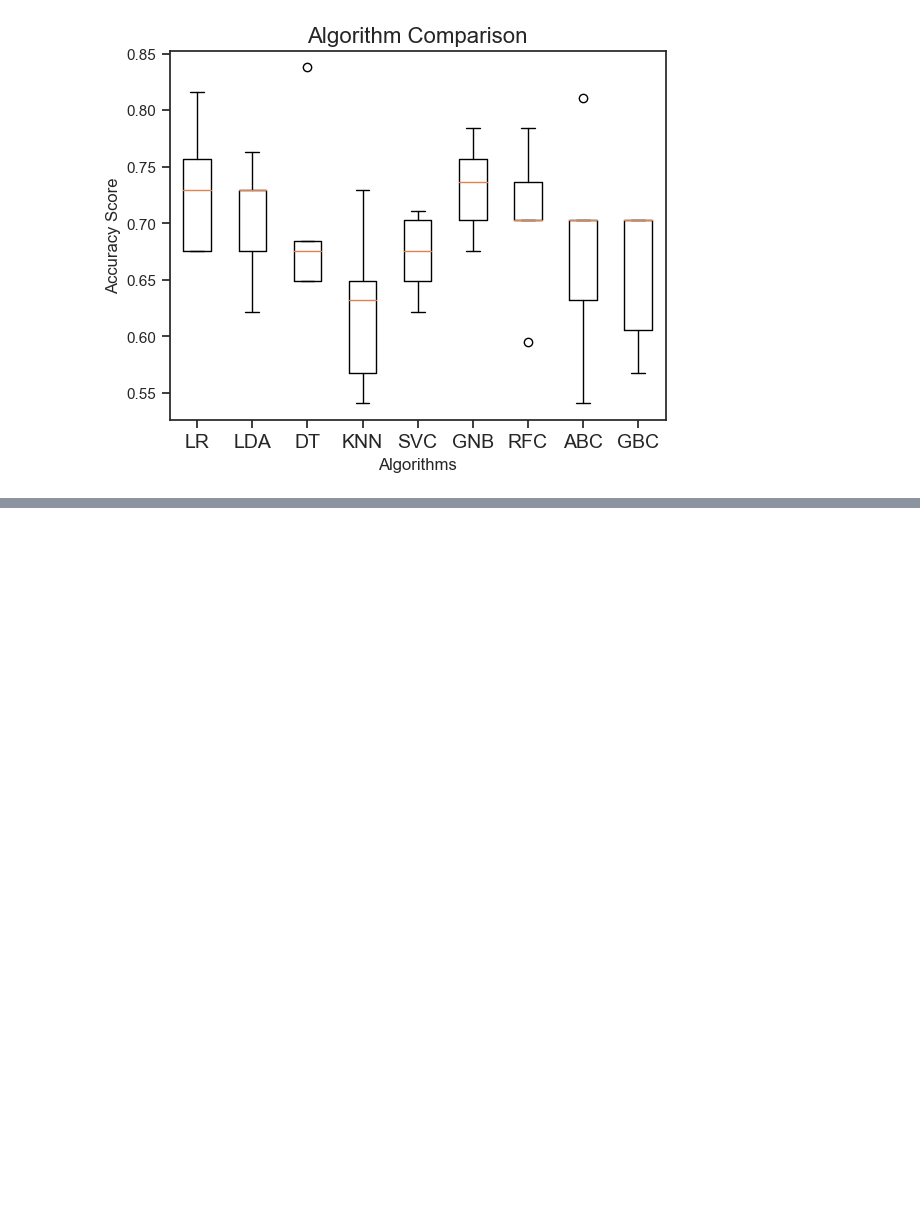
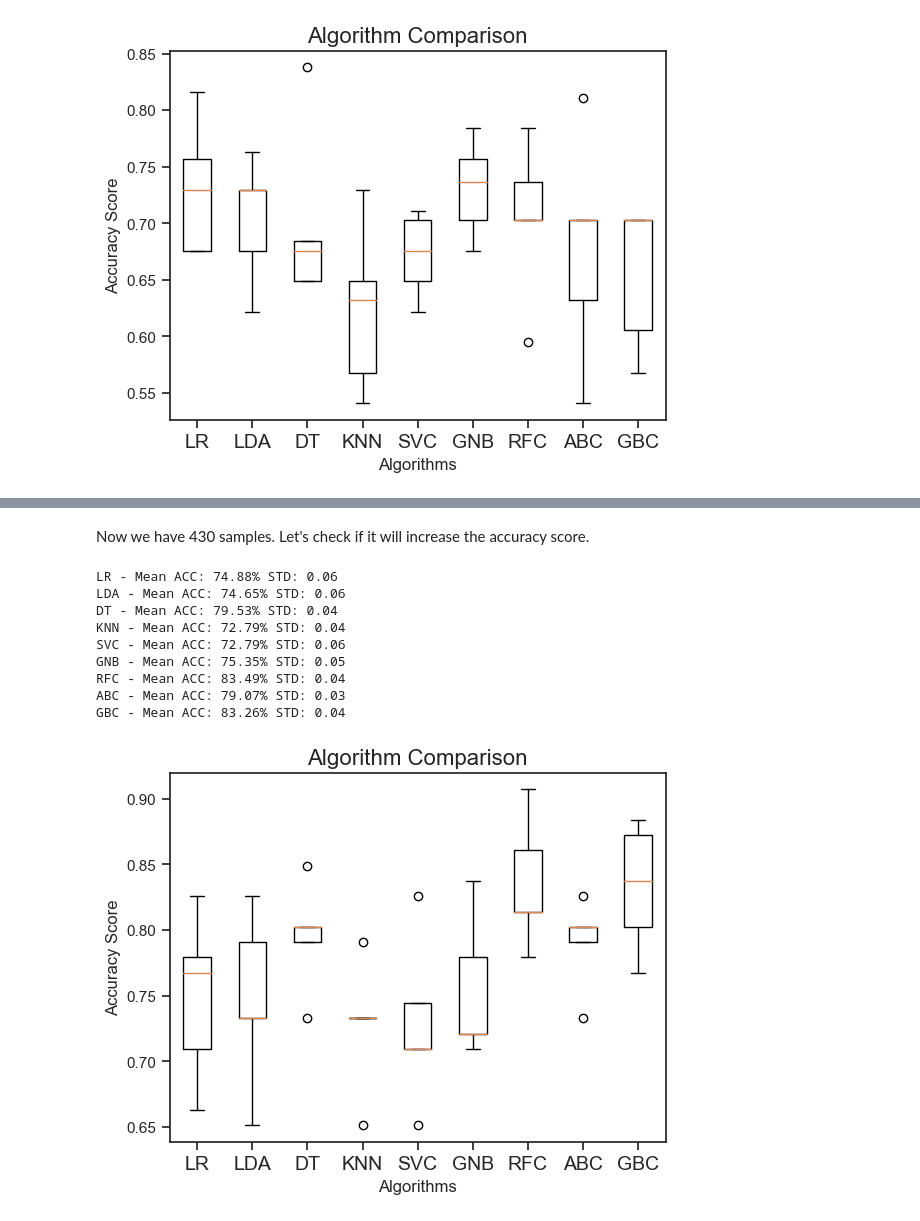
Before and after one commit to muscak/Loan-Prediction, a Jupyter notebook: Loan_Prediction.ipynb, the cells around one changed output, grey strips where cells are left out. Saved outputs shown, nothing was run; the diff lists cells and outputs as text; code cells hidden in the pictures; blank space fills up the shorter version.

```diff
--- a/Loan_Prediction.ipynb
+++ b/Loan_Prediction.ipynb
@@ -616,0 +635,15 @@ GBC - Mean ACC: 65.62% STD: 0.06
+# %% [markdown]
+Now we have 430 samples. Let's check if it will increase the accuracy score.
+# %%
+evaluate_algorithms(x_over, y_over)
+# %% [output]
+LR - Mean ACC: 74.88% STD: 0.06
+LDA - Mean ACC: 74.65% STD: 0.06
+DT - Mean ACC: 79.53% STD: 0.04
+KNN - Mean ACC: 72.79% STD: 0.04
+SVC - Mean ACC: 72.79% STD: 0.06
+GNB - Mean ACC: 75.35% STD: 0.05
+RFC - Mean ACC: 83.49% STD: 0.04
+ABC - Mean ACC: 79.07% STD: 0.03
+GBC - Mean ACC: 83.26% STD: 0.04
+[figure, added]
```
Also changed, not shown: parts of 19 cells of this notebook.
